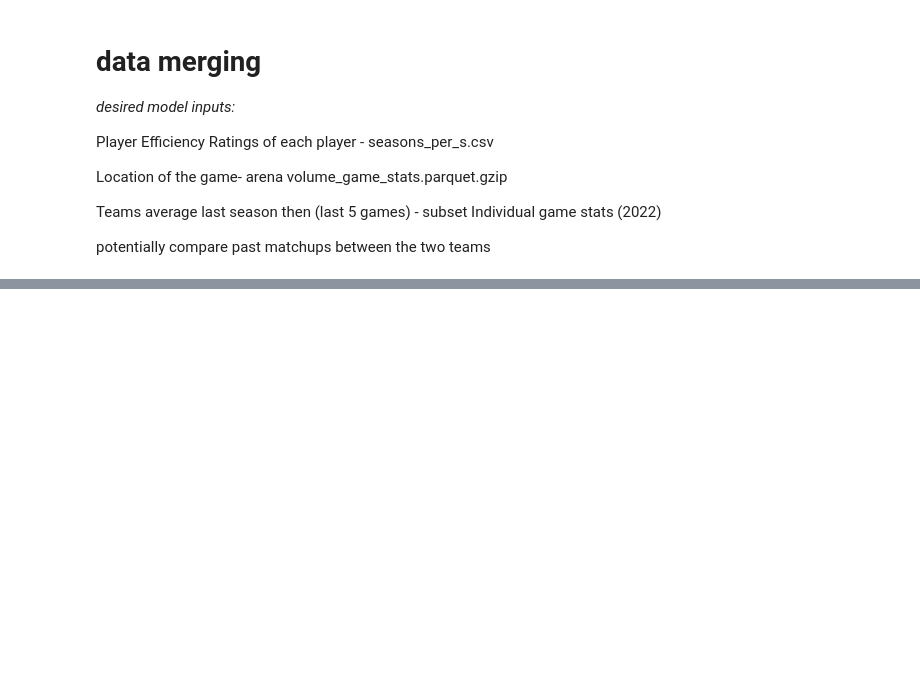
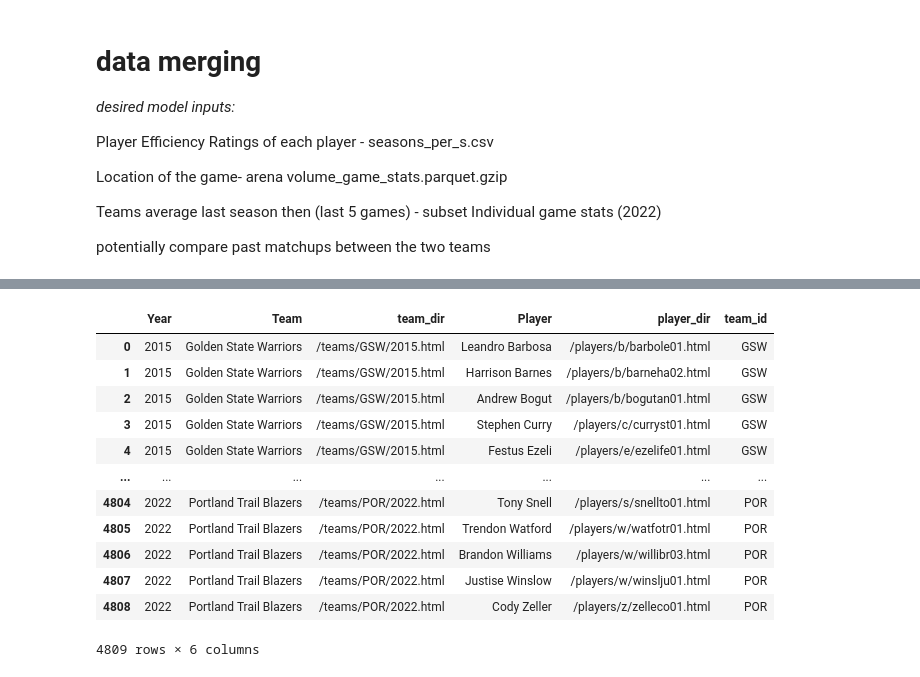
Before and after one commit to madamore-1/project-checkpoint-1-nba-prediction, a Jupyter notebook: dev/data merging.ipynb, the cells around one changed output, grey strips where cells are left out. Saved outputs shown, nothing was run; the diff lists cells and outputs as text; code cells hidden in the pictures; blank space fills up the shorter version.

```diff
--- a/dev/data merging.ipynb
+++ b/dev/data merging.ipynb
@@ -22,0 +54,18 @@ season_games_overview['date'] = pd.to_datetime(season_games_overview['date'])
+# %%
+all_season_rosters = pd.read_csv('season_rosters.csv')
+all_season_rosters["team_id"] = all_season_rosters["team_dir"].str[7:10]
+all_season_rosters
+# %% [output]
+|  | Year | Team | team_dir | Player | player_dir | team_id |
+| 0 | 2015 | Golden State Warriors | /teams/GSW/2015.html | Leandro Barbosa | /players/b/barbole01.html | GSW |
+| 1 | 2015 | Golden State Warriors | /teams/GSW/2015.html | Harrison Barnes | /players/b/barneha02.html | GSW |
+| 2 | 2015 | Golden State Warriors | /teams/GSW/2015.html | Andrew Bogut | /players/b/bogutan01.html | GSW |
+| 3 | 2015 | Golden State Warriors | /teams/GSW/2015.html | Stephen Curry | /players/c/curryst01.html | GSW |
+| 4 | 2015 | Golden State Warriors | /teams/GSW/2015.html | Festus Ezeli | /players/e/ezelife01.html | GSW |
+| ... | ... | ... | ... | ... | ... | ... |
+| 4804 | 2022 | Portland Trail Blazers | /teams/POR/2022.html | Tony Snell | /players/s/snellto01.html | POR |
+| 4805 | 2022 | Portland Trail Blazers | /teams/POR/2022.html | Trendon Watford | /players/w/watfotr01.html | POR |
+| 4806 | 2022 | Portland Trail Blazers | /teams/POR/2022.html | Brandon Williams | /players/w/willibr03.html | POR |
+| 4807 | 2022 | Portland Trail Blazers | /teams/POR/2022.html | Justise Winslow | /players/w/winslju01.html | POR |
+| 4808 | 2022 | Portland Trail Blazers | /teams/POR/2022.html | Cody Zeller | /players/z/zelleco01.html | POR |
+4809 rows × 6 columns
```
Also changed, not shown: parts of 4 cells of this notebook.
